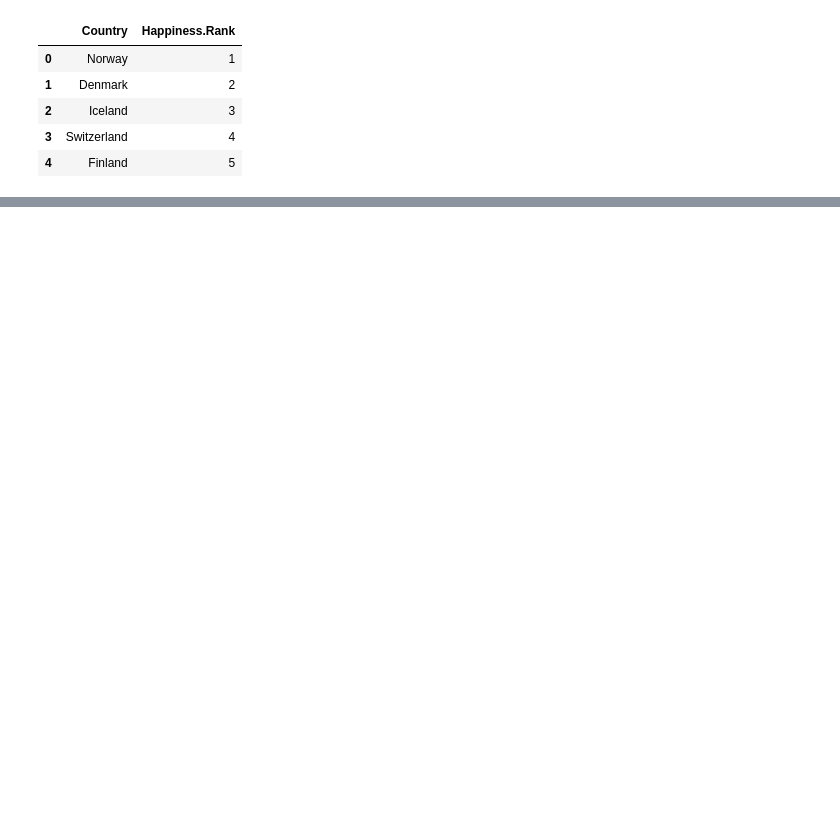
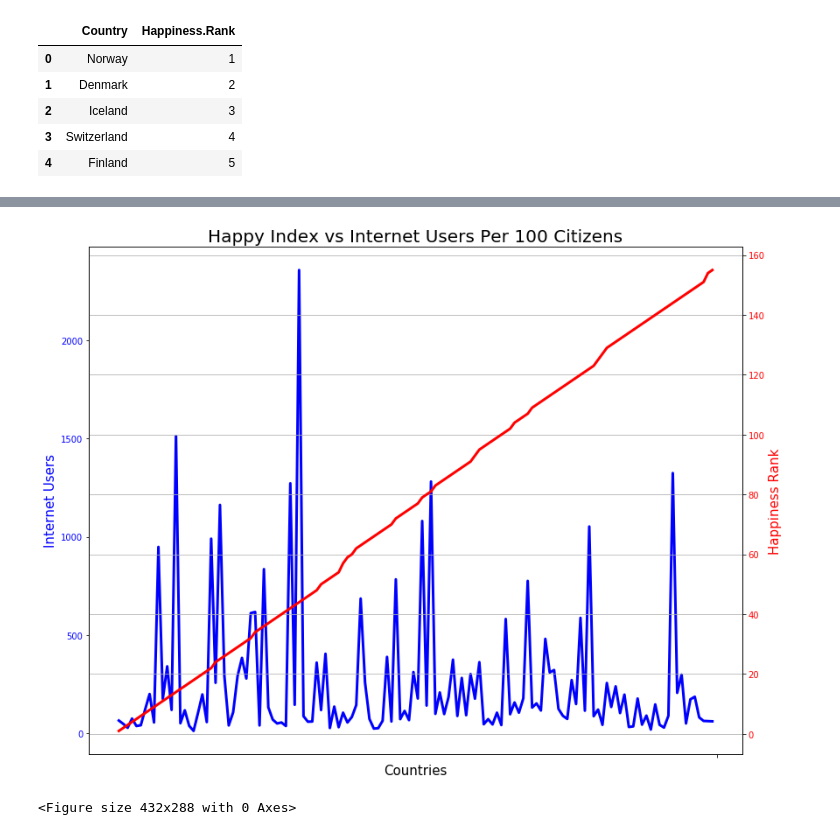
Before and after one commit to HBarker74582/Hap-Py, a Jupyter notebook: UN_Data.ipynb, the cells around one changed output, grey strips where cells are left out. Drawn from its saved outputs; the diff is of its cells as text; code cells hidden in the pictures; blank space fills up the shorter version.

```diff
--- a/UN_Data.ipynb
+++ b/UN_Data.ipynb
@@ -65,0 +59,38 @@ plt.savefig("UNDATA3.png")
+# %%
+# Read data in
+x_axis = happy_internet["Country"]
+internet_stuff = happy_internet["Net Users"]
+happy_stuff = happy_internet["Happiness.Rank"]
+
+fig, ax1 = plt.subplots()
+
+# first dataset
+color = "blue"
+ax1.set_xlabel('Countries', size=15)
+ax1.set_ylabel('Internet Users', color=color, size = 15)
+ax1.plot(x_axis, internet_stuff, color=color, linewidth=3)
+ax1.tick_params(axis='y', labelcolor=color)
+
+#create second axis that shares the same x-axis
+ax2 = ax1.twinx()
+
+# second dataset
+color = 'red'
+ax2.set_ylabel('Happiness Rank', color=color, size = 15)  # we already handled the x-label with ax1
+ax2.plot(x_axis, happy_stuff, color=color, linewidth=3)
+ax2.tick_params(axis='y', labelcolor=color)
+
+# all the fun graph stuff
+plt.xticks([""])
+fig = plt.gcf()
+fig.set_size_inches(12, 9)
+plt.grid(True)
+plt.title("Happy Index vs Internet Users Per 100 Citizens", size = 20)
+fig.tight_layout()  # otherwise the right y-label is slightly clipped
+plt.show()
+
+
+plt.savefig("UNDATA_FINAL.png")
+# %% [output]
+[figure, added]
+<Figure size 432x288 with 0 Axes>
```
Also changed, not shown: parts of 17 cells of this notebook, 6 other files.
